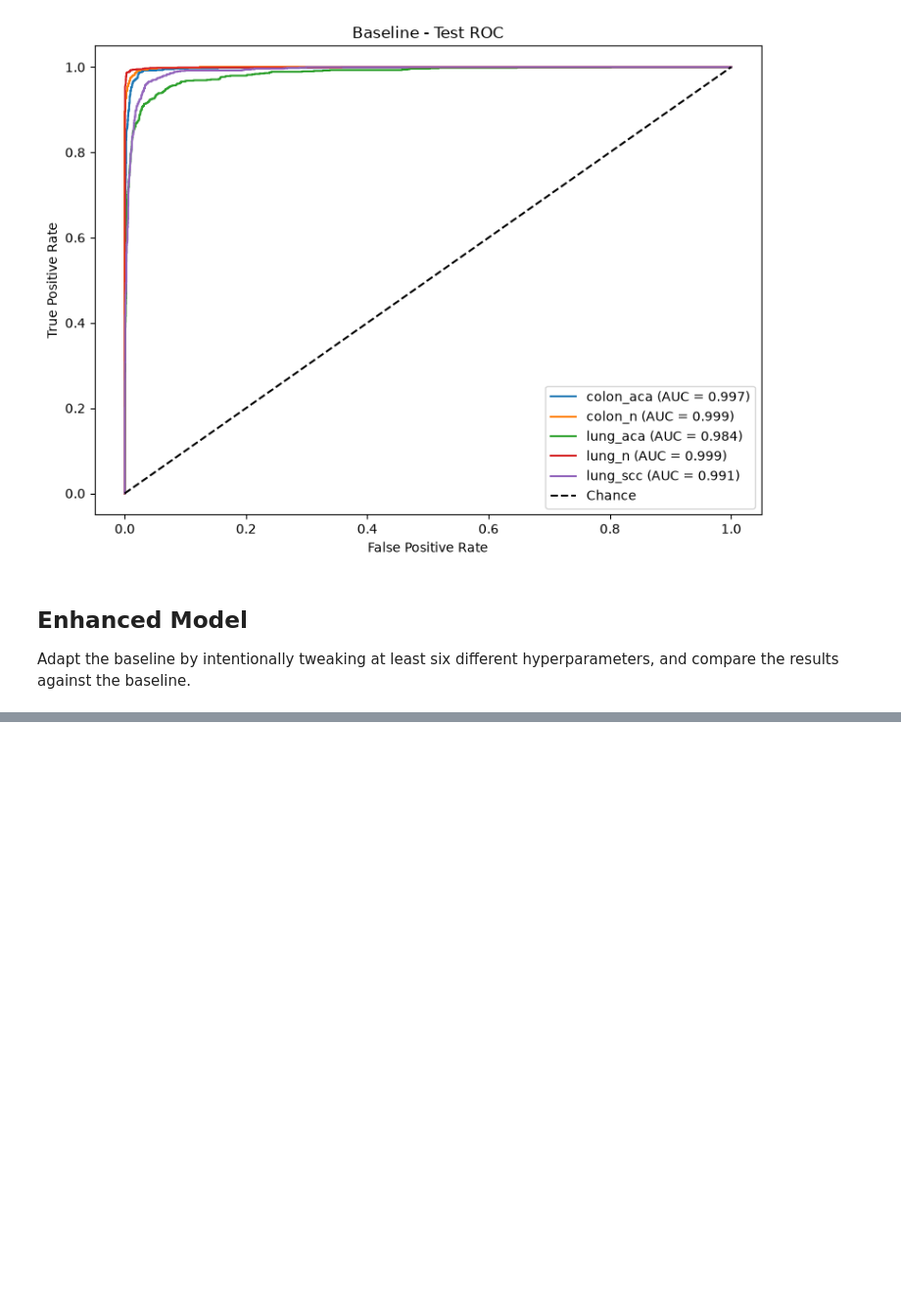
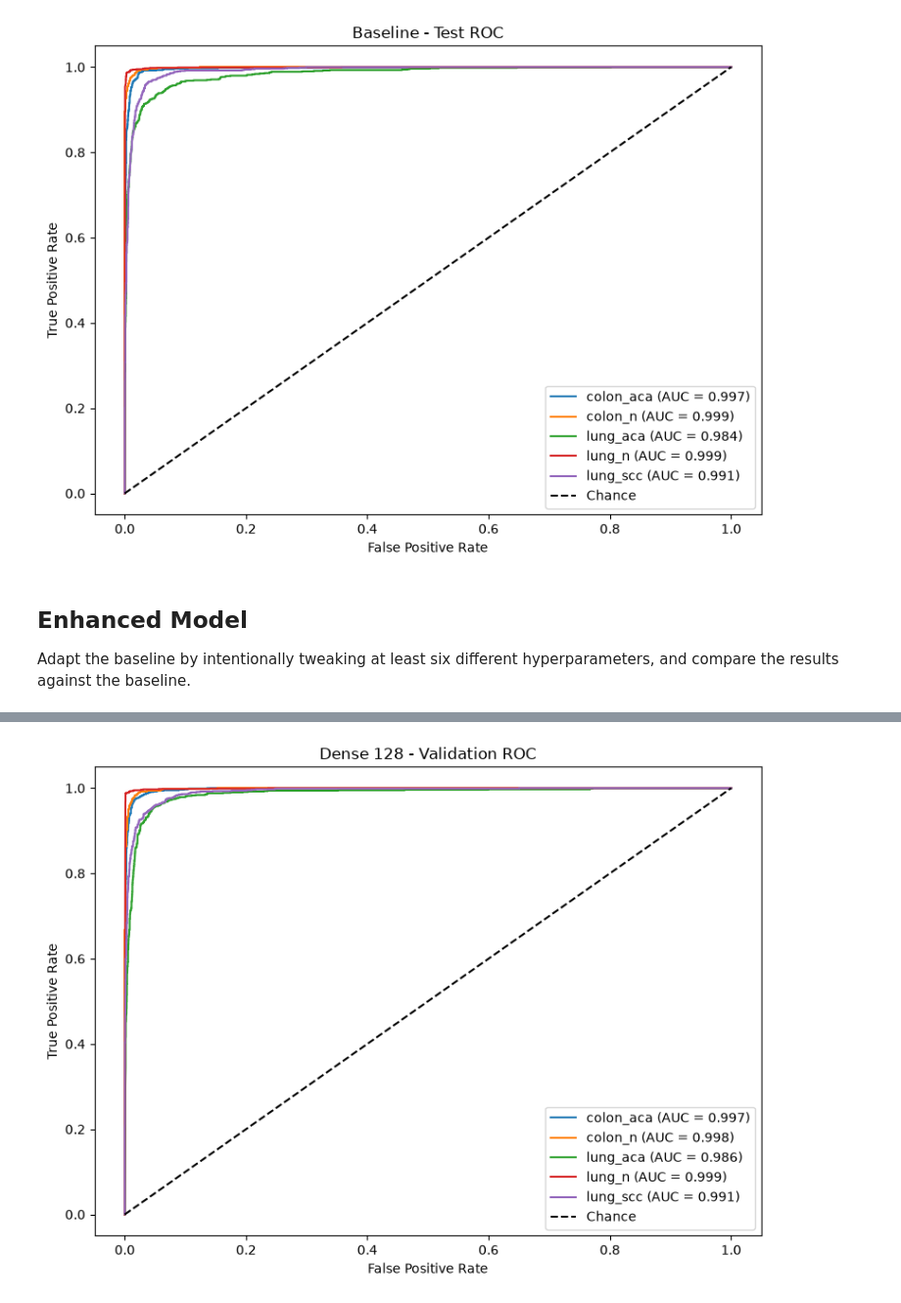
Before and after one commit to lordmana/Lung-and-Colon-Cancer-Classification, a Jupyter notebook: DL_Assignment_2026_StartingCode_LC25000_0551.ipynb, the cells around one changed output, grey strips where cells are left out. Shown at 98% size. Cells and saved outputs as stored; diff of their text form; code cells hidden in the pictures; blank space fills up the shorter version.

```diff
--- a/DL_Assignment_2026_StartingCode_LC25000_0551.ipynb
+++ b/DL_Assignment_2026_StartingCode_LC25000_0551.ipynb
@@ -486,0 +655,16 @@ compare the results against the baseline.
+# %%
+# Plot validation ROC curves using class probabilities.
+plt.figure(figsize=(8, 6))
+for i in range(num_classes):
+    fpr, tpr, _ = roc_curve(y_val[:, i], dense128_val_probabilities[:, i])
+    plt.plot(fpr, tpr,
+             label=f'{class_names[i]} (AUC = {dense128_val_auc[i]:.3f})')
+plt.plot([0, 1], [0, 1], 'k--', label='Chance')
+plt.xlabel('False Positive Rate')
+plt.ylabel('True Positive Rate')
+plt.title('Dense 128 - Validation ROC')
+plt.legend(loc='lower right')
+plt.tight_layout()
+plt.show()
+# %% [output]
+[figure, added]
```
Also changed, not shown: parts of 17 cells of this notebook.
